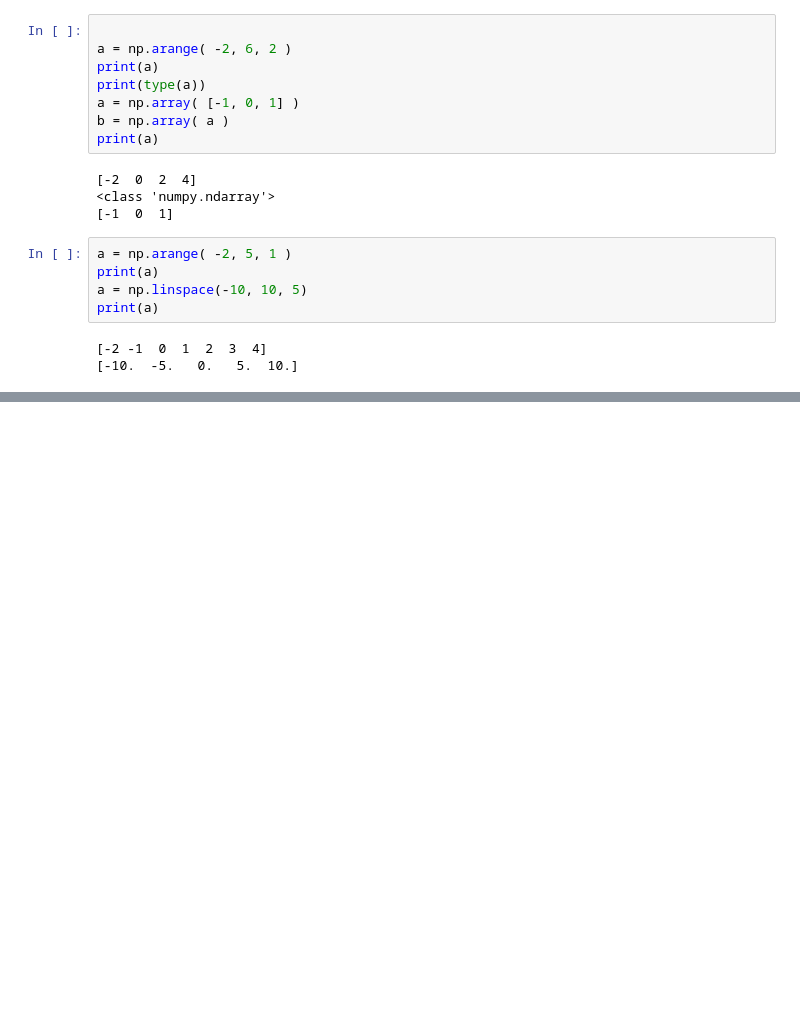
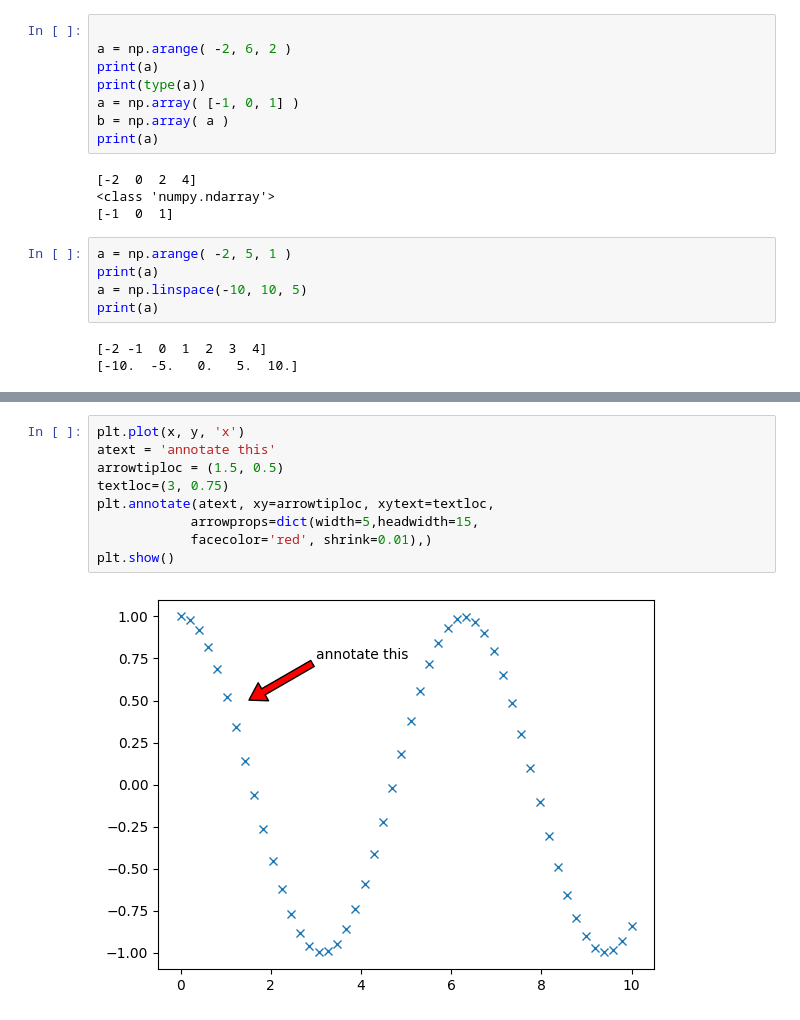
Before and after one commit to Dawn-19/sci-py-archer-course, a Jupyter notebook: my_code/lectures_260306_1.ipynb, the cells around one changed output, grey strips where cells are left out. Drawn from its saved outputs; the diff is of its cells as text; blank space fills up the shorter version.

```diff
--- a/my_code/lectures_260306_1.ipynb
+++ b/my_code/lectures_260306_1.ipynb
@@ -87,0 +103,11 @@ print(a)
+# %%
+plt.plot(x, y, 'x')
+atext = 'annotate this'
+arrowtiploc = (1.5, 0.5)
+textloc=(3, 0.75)
+plt.annotate(atext, xy=arrowtiploc, xytext=textloc,
+            arrowprops=dict(width=5,headwidth=15,
+            facecolor='red', shrink=0.01),)
+plt.show()
+# %% [output]
+[figure, added]
```
Also changed, not shown: parts of 13 cells of this notebook, 6 other files.
